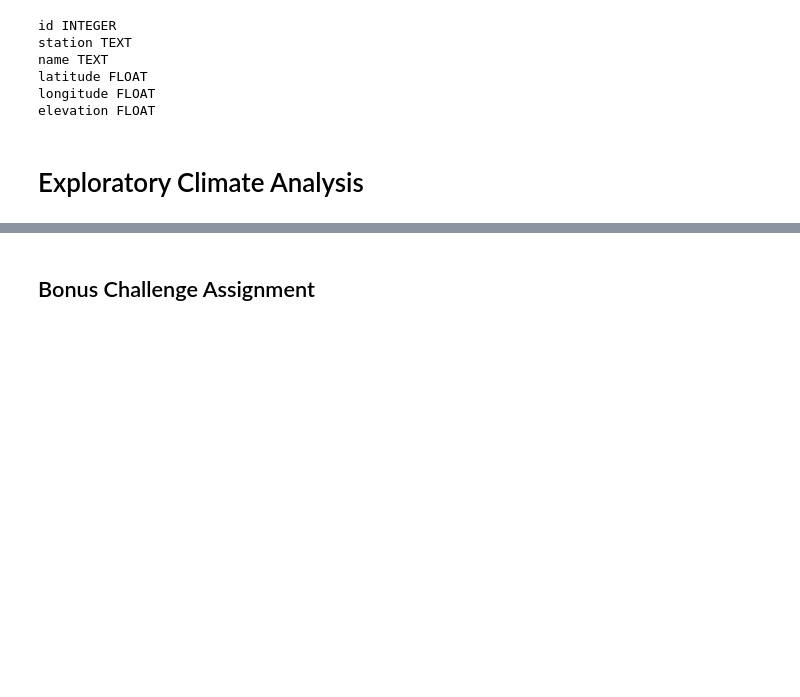
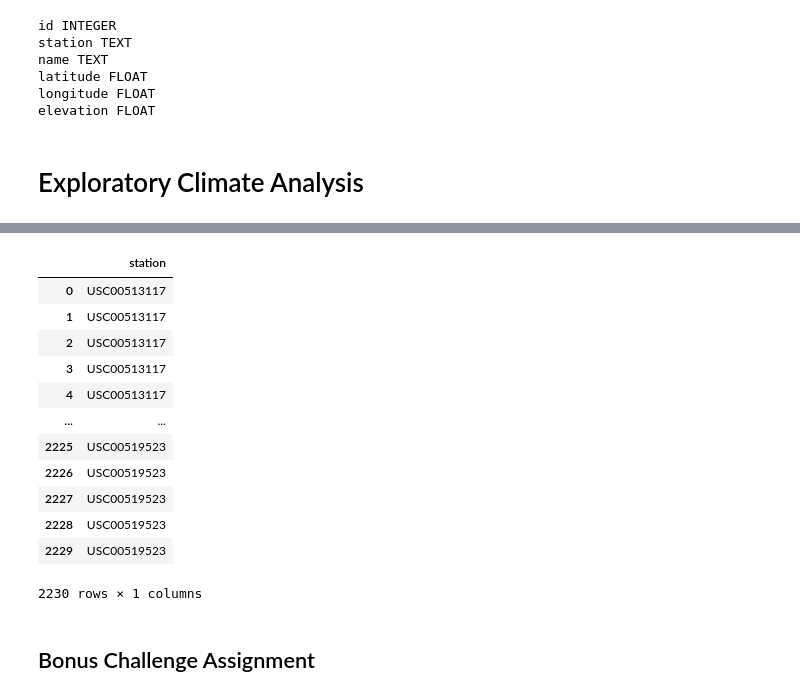
Before and after one commit to Michelin96/sqlalchemy-challenge, a Jupyter notebook: climate.ipynb, the cells around one changed output, grey strips where cells are left out. Drawn from its saved outputs; the diff is of its cells as text; code cells hidden in the pictures; blank space fills up the shorter version.

```diff
--- a/climate.ipynb
+++ b/climate.ipynb
@@ -246,3 +278,33 @@ locations = engine.execute('SELECT * FROM station').fetchall()
+# %%
+# What are the most active stations? (i.e. what stations have the most rows)?
+# Filter out the stations and corresponding measurements for the last year
+stations_last_year = session.query(Measurement.station) \
+.filter(Measurement.date >= '2016-08-23').order_by(Measurement.station).all()
+
+stations_last_year = session.query(Measurement.station) \
+.filter(Measurement.date >= '2016-08-23').order_by(Measurement.station).all()
+
+stations = pd.DataFrame(stations_last_year, columns=['station'])
+active_stations = stations.groupby("")
+#groupby station name
+# last_twelve_months = engine.execute('SELECT date, prcp FROM measurement \
+# WHERE date <= "2017-08-23" AND date >= "2016-08-23" ORDER BY date').fetchall()
+
+# List the stations and the counts in descending order.
+# %% [output]
+|  | station |
+| 0 | USC00513117 |
+| 1 | USC00513117 |
+| 2 | USC00513117 |
+| 3 | USC00513117 |
+| 4 | USC00513117 |
+| ... | ... |
+| 2225 | USC00519523 |
+| 2226 | USC00519523 |
+| 2227 | USC00519523 |
+| 2228 | USC00519523 |
+| 2229 | USC00519523 |
+2230 rows × 1 columns
 # %%
 # Using the station id from the previous query, calculate the lowest temperature recorded,
 # highest temperature recorded, and average temperature of the most active station?
```
Also changed, not shown: parts of 13 cells of this notebook.
